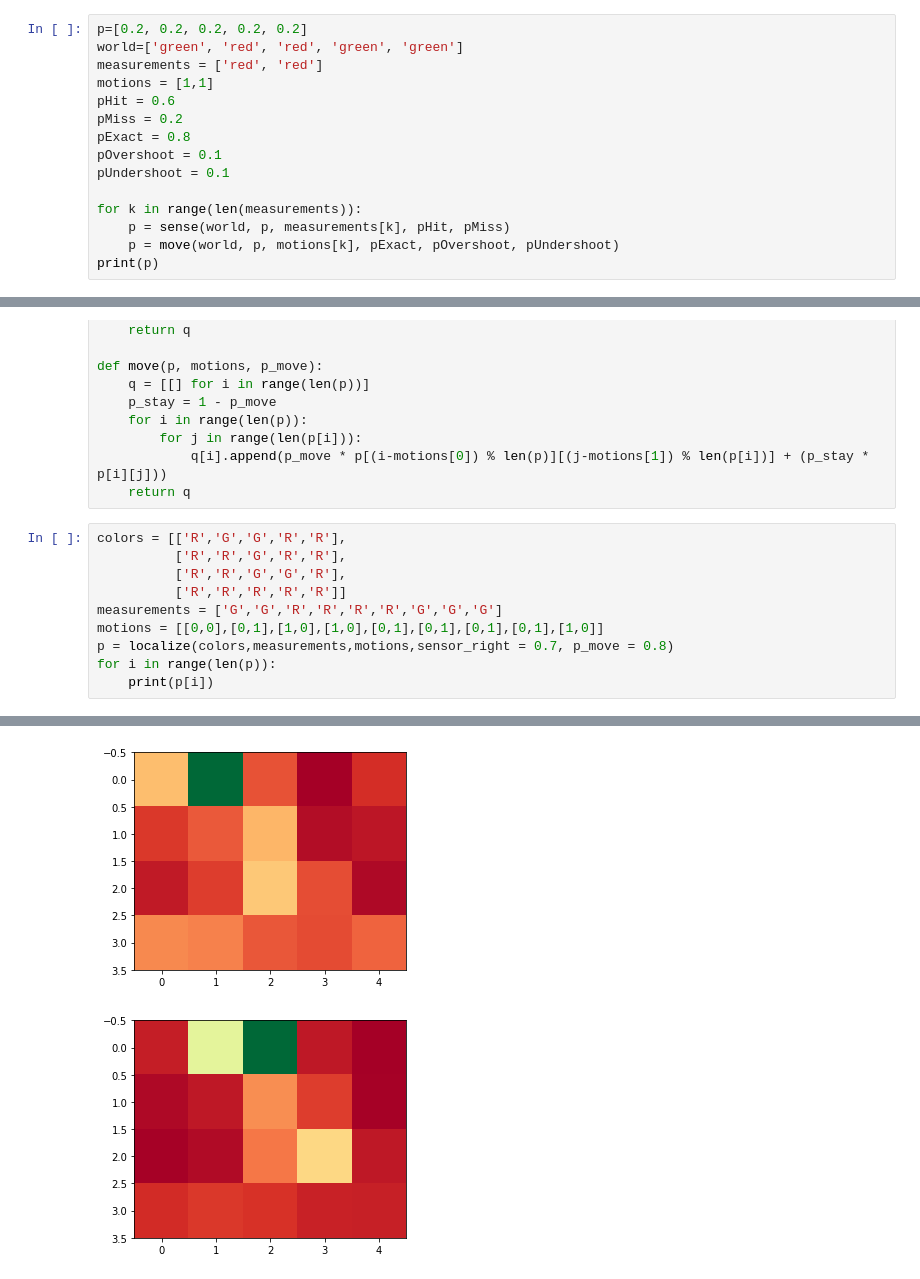
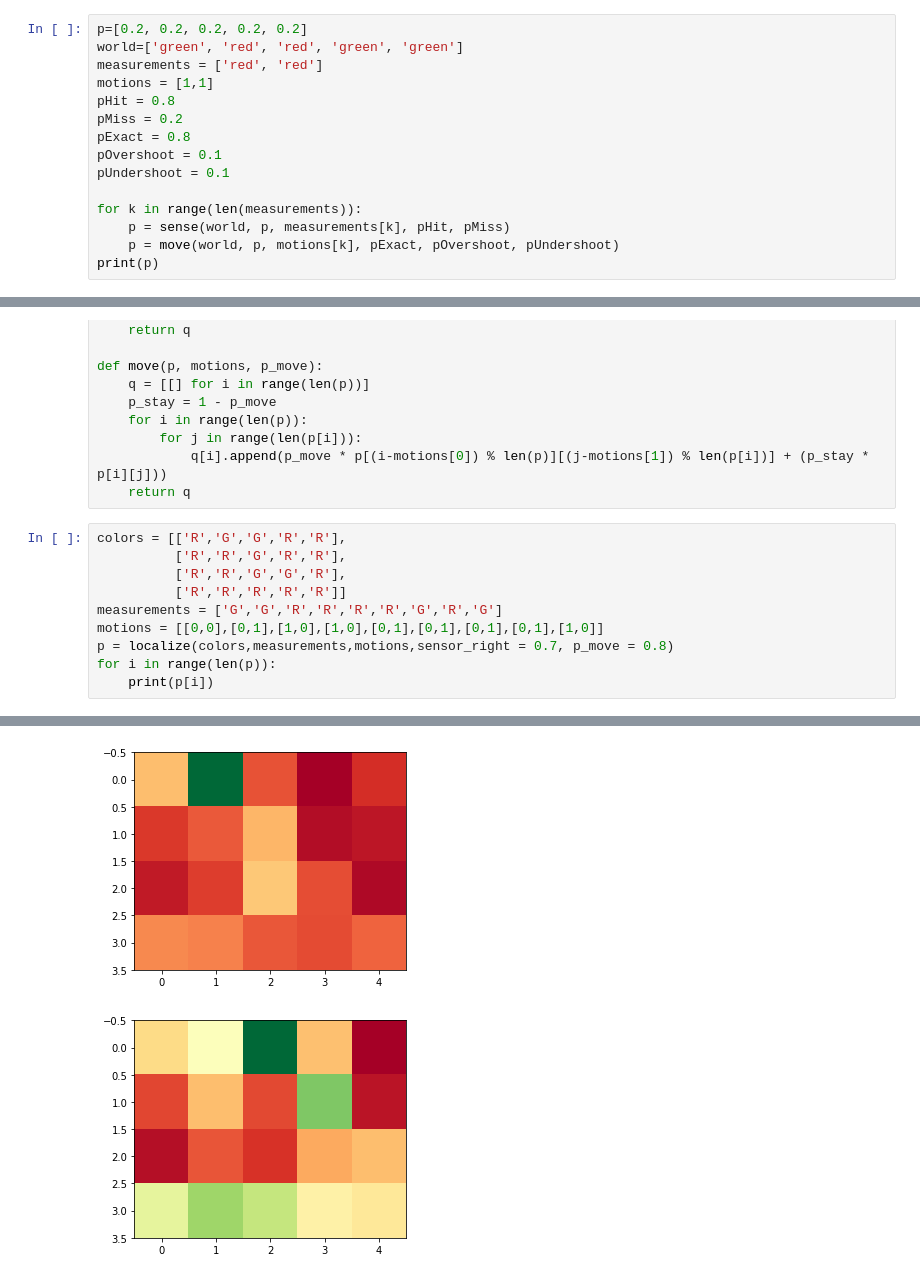
Before and after one commit to haoz07/python_group_project, a Jupyter notebook: Project.ipynb, the cells around one changed output, grey strips where cells are left out. Drawn from its saved outputs; the diff is of its cells as text.

```diff
--- a/Project.ipynb
+++ b/Project.ipynb
@@ -102,7 +100,7 @@ p=[0.2, 0.2, 0.2, 0.2, 0.2]
 world=['green', 'red', 'red', 'green', 'green']
 measurements = ['red', 'red']
 motions = [1,1]
-pHit = 0.6
+pHit = 0.8
 pMiss = 0.2
 pExact = 0.8
 pOvershoot = 0.1
@@ -164,19 +162,19 @@ def move(p, motions, p_move):
 # %%
 colors = [['R','G','G','R','R'],
           ['R','R','G','R','R'],
           ['R','R','G','G','R'],
           ['R','R','R','R','R']]
-measurements = ['G','G','R','R','R','R','G','G','G']
+measurements = ['G','G','R','R','R','R','G','R','G']
 motions = [[0,0],[0,1],[1,0],[1,0],[0,1],[0,1],[0,1],[0,1],[1,0]]
 p = localize(colors,measurements,motions,sensor_right = 0.7, p_move = 0.8)
 for i in range(len(p)):
     print(p[i])
 # %% [output]
 [figure]
 [figure]
 [figure]
 [figure]
 [figure]
 [figure]
 [figure]
-[figure, old version]
+[figure, new version]
```
Also changed, not shown: parts of 6 cells of this notebook.
